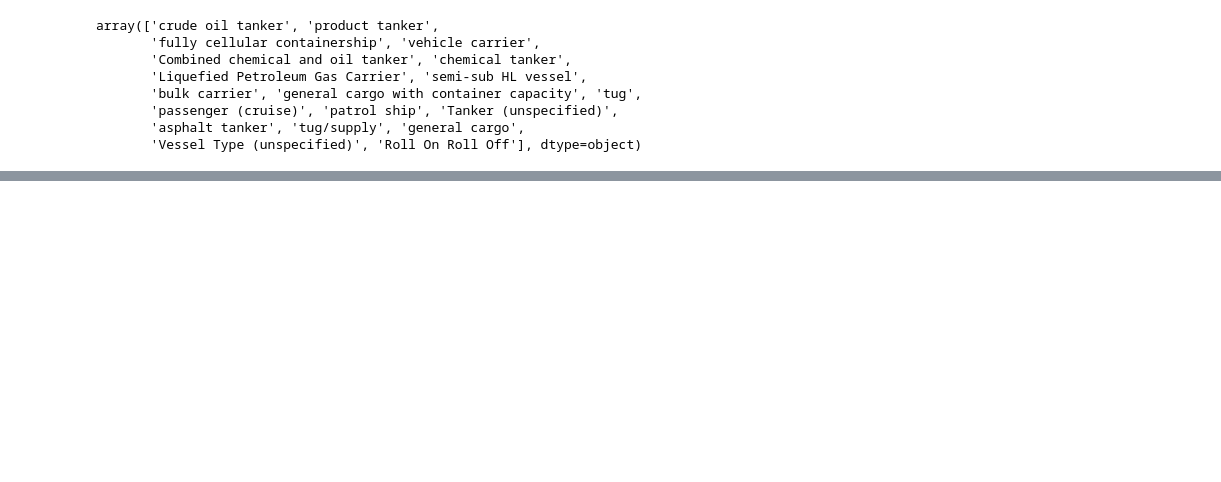
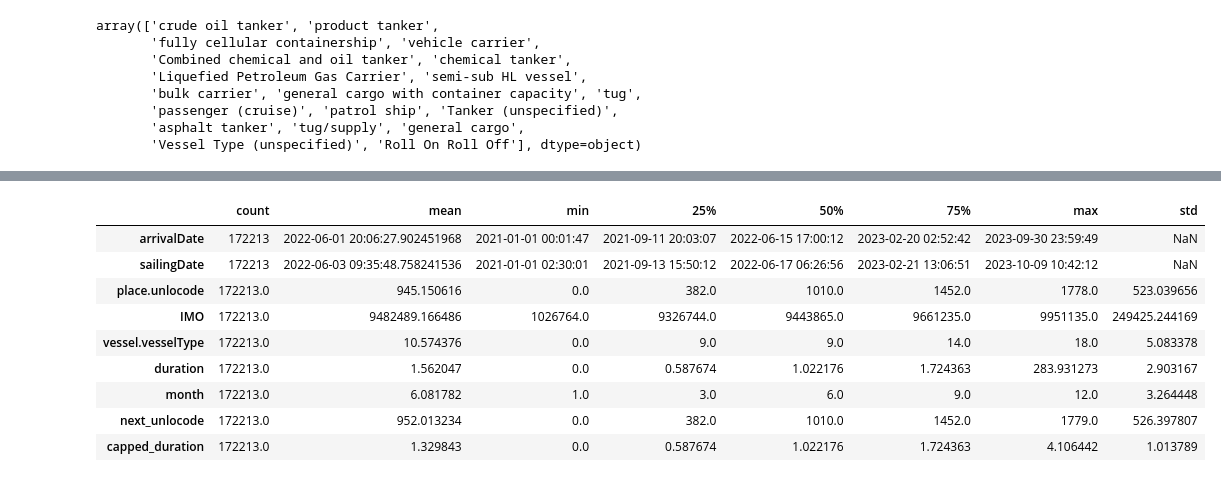
Before and after one commit to SySyAli/ais_port_prediction, a Jupyter notebook: notebooks/random_forest.ipynb, the cells around one changed output, grey strips where cells are left out. Saved outputs shown, nothing was run; the diff lists cells and outputs as text; code cells hidden in the pictures; blank space fills up the shorter version.

```diff
--- a/notebooks/random_forest.ipynb
+++ b/notebooks/random_forest.ipynb
@@ -41,0 +37,7 @@ df_cleaned = pre_df[~pre_df["is_last_imo"]]
+# %%
+# encode unlocode, next unlocode
+le_unlocode = LabelEncoder()
+all_unlocodes = pd.concat([pre_df["place.unlocode"], pre_df["next_unlocode"]])
+le_unlocode.fit(all_unlocodes)
+pre_df["place.unlocode"] = le_unlocode.transform(pre_df["place.unlocode"])
+pre_df["next_unlocode"] = le_unlocode.transform(pre_df["next_unlocode"])
@@ -41,0 +74,13 @@ df_cleaned = pre_df[~pre_df["is_last_imo"]]
+# %%
+pre_df.describe().T
+# %% [output]
+|  | count | mean | min | 25% | 50% | 75% | max | std |
+| arrivalDate | 172213 | 2022-06-01 20:06:27.902451968 | 2021-01-01 00:01:47 | 2021-09-11 20:03:07 | 2022-06-15 17:00:12 | 2023-02-20 02:52:42 | 2023-09-30 23:59:49 | NaN |
+| sailingDate | 172213 | 2022-06-03 09:35:48.758241536 | 2021-01-01 02:30:01 | 2021-09-13 15:50:12 | 2022-06-17 06:26:56 | 2023-02-21 13:06:51 | 2023-10-09 10:42:12 | NaN |
+| place.unlocode | 172213.0 | 945.150616 | 0.0 | 382.0 | 1010.0 | 1452.0 | 1778.0 | 523.039656 |
+| IMO | 172213.0 | 9482489.166486 | 1026764.0 | 9326744.0 | 9443865.0 | 9661235.0 | 9951135.0 | 249425.244169 |
+| vessel.vesselType | 172213.0 | 10.574376 | 0.0 | 9.0 | 9.0 | 14.0 | 18.0 | 5.083378 |
+| duration | 172213.0 | 1.562047 | 0.0 | 0.587674 | 1.022176 | 1.724363 | 283.931273 | 2.903167 |
+| month | 172213.0 | 6.081782 | 1.0 | 3.0 | 6.0 | 9.0 | 12.0 | 3.264448 |
+| next_unlocode | 172213.0 | 952.013234 | 0.0 | 382.0 | 1010.0 | 1452.0 | 1779.0 | 526.397807 |
+| capped_duration | 172213.0 | 1.329843 | 0.0 | 0.587674 | 1.022176 | 1.724363 | 4.106442 | 1.013789 |
```
Also changed, not shown: parts of 14 cells of this notebook.
